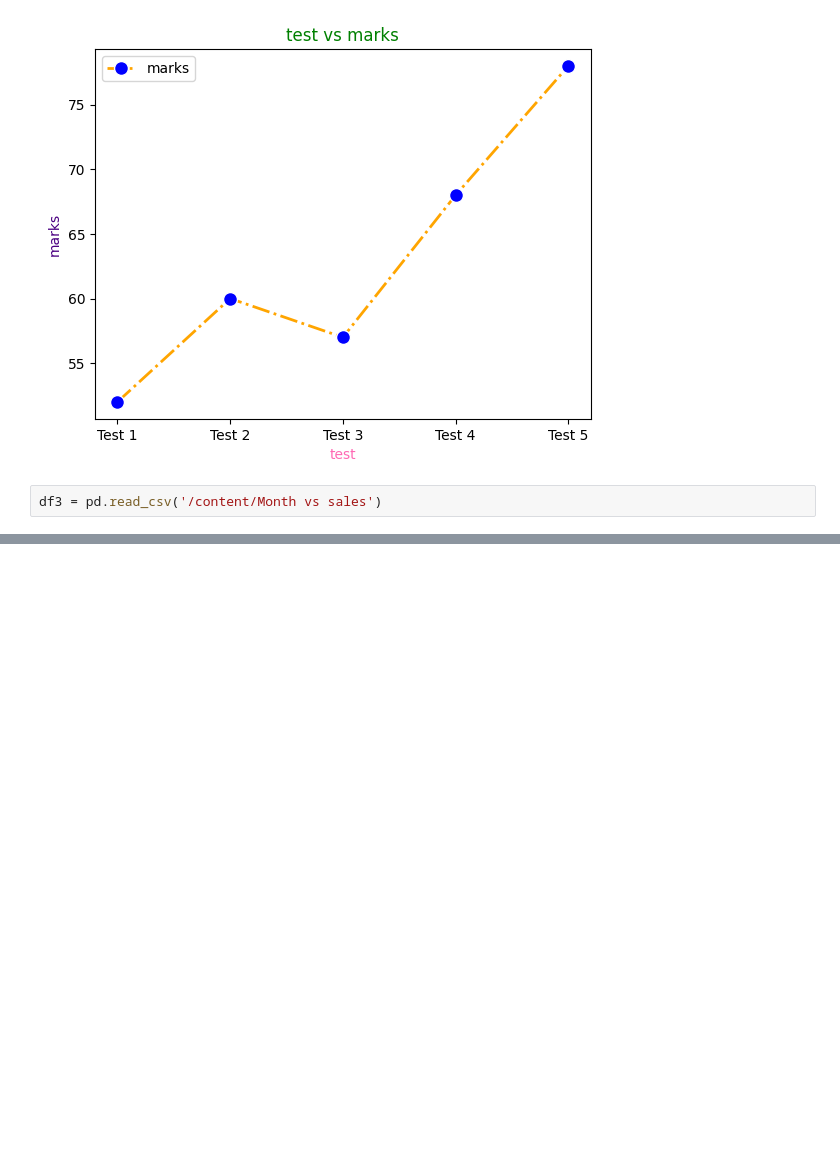
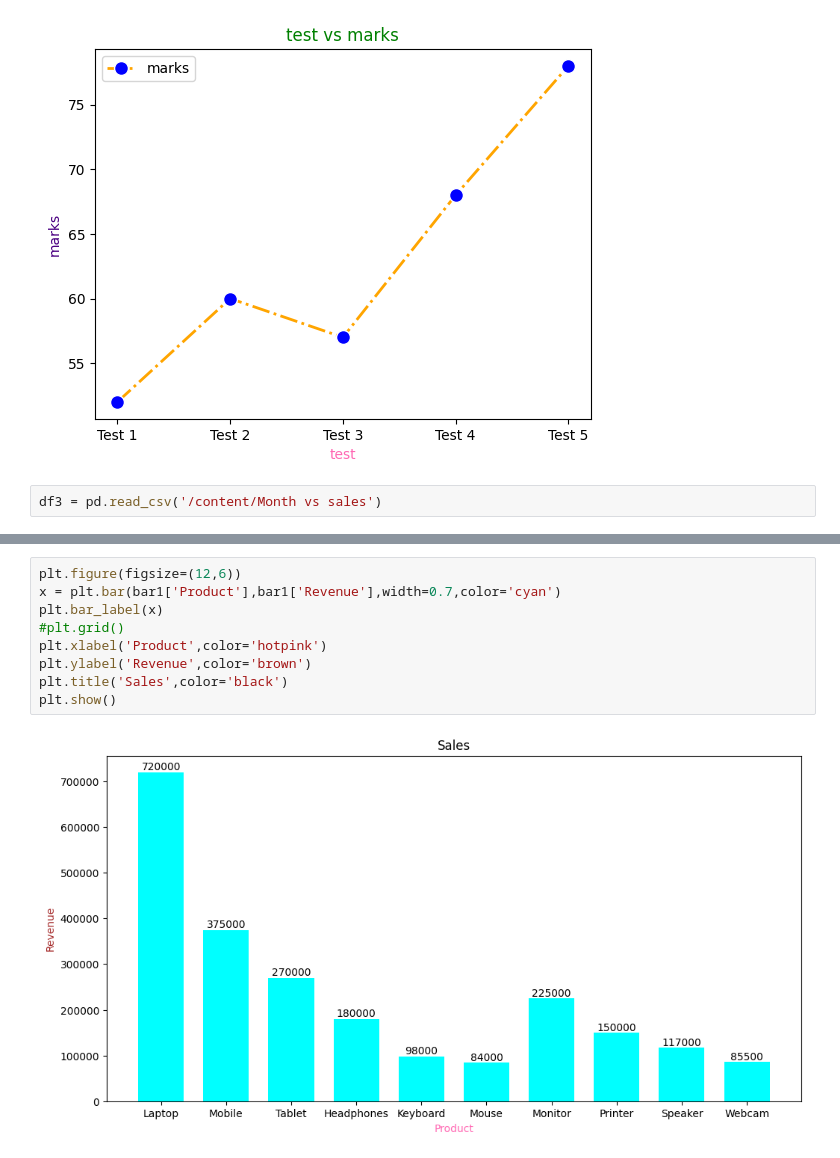
Before and after one commit to vamsivirigineni/Python-Data-Analysis, a Jupyter notebook: MatPlotLib/LineChart1.ipynb, the cells around one changed output, grey strips where cells are left out. Saved outputs shown, nothing was run; the diff lists cells and outputs as text; blank space fills up the shorter version.

```diff
--- a/MatPlotLib/LineChart1.ipynb
+++ b/MatPlotLib/LineChart1.ipynb
@@ -128,0 +166,11 @@ plt.show()
+# %%
+plt.figure(figsize=(12,6))
+x = plt.bar(bar1['Product'],bar1['Revenue'],width=0.7,color='cyan')
+plt.bar_label(x)
+#plt.grid()
+plt.xlabel('Product',color='hotpink')
+plt.ylabel('Revenue',color='brown')
+plt.title('Sales',color='black')
+plt.show()
+# %% [output]
+[figure, added]
```
Also changed, not shown: parts of 20 cells of this notebook.
